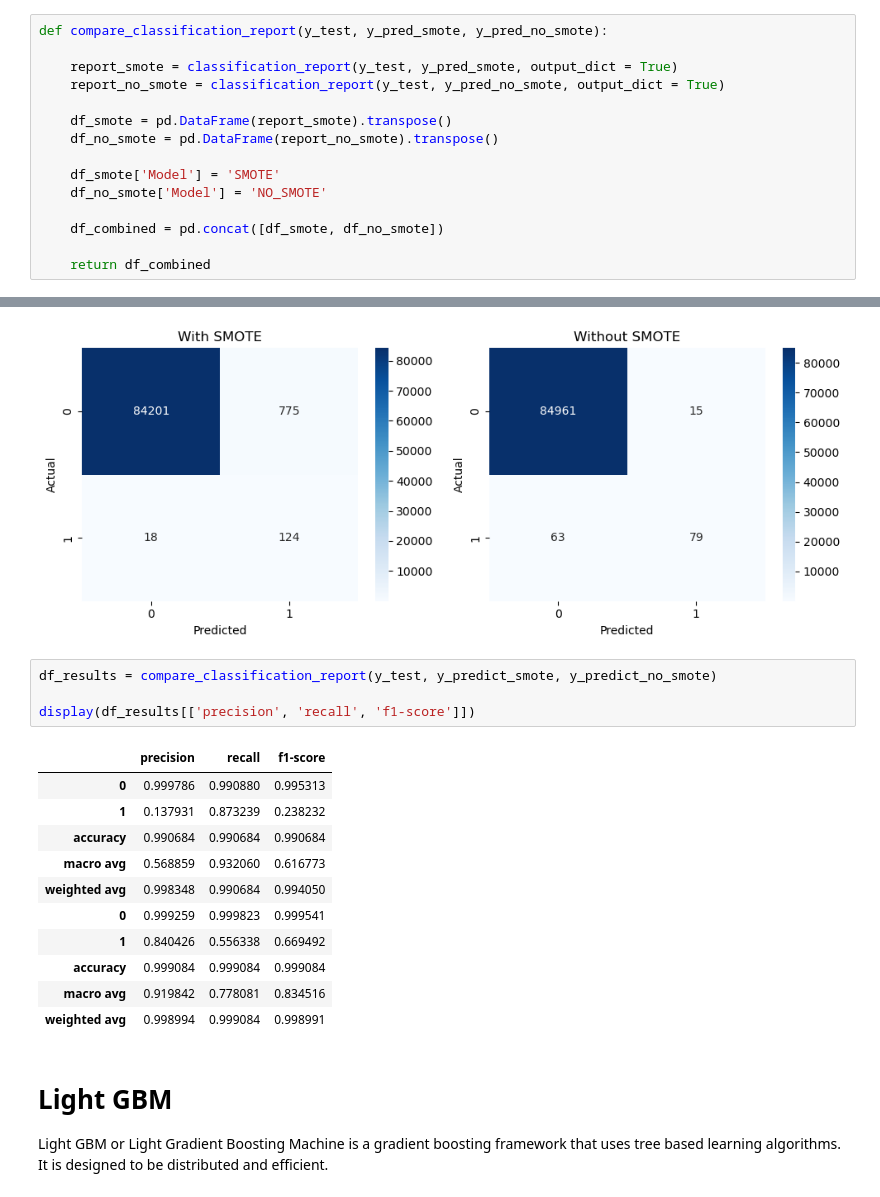
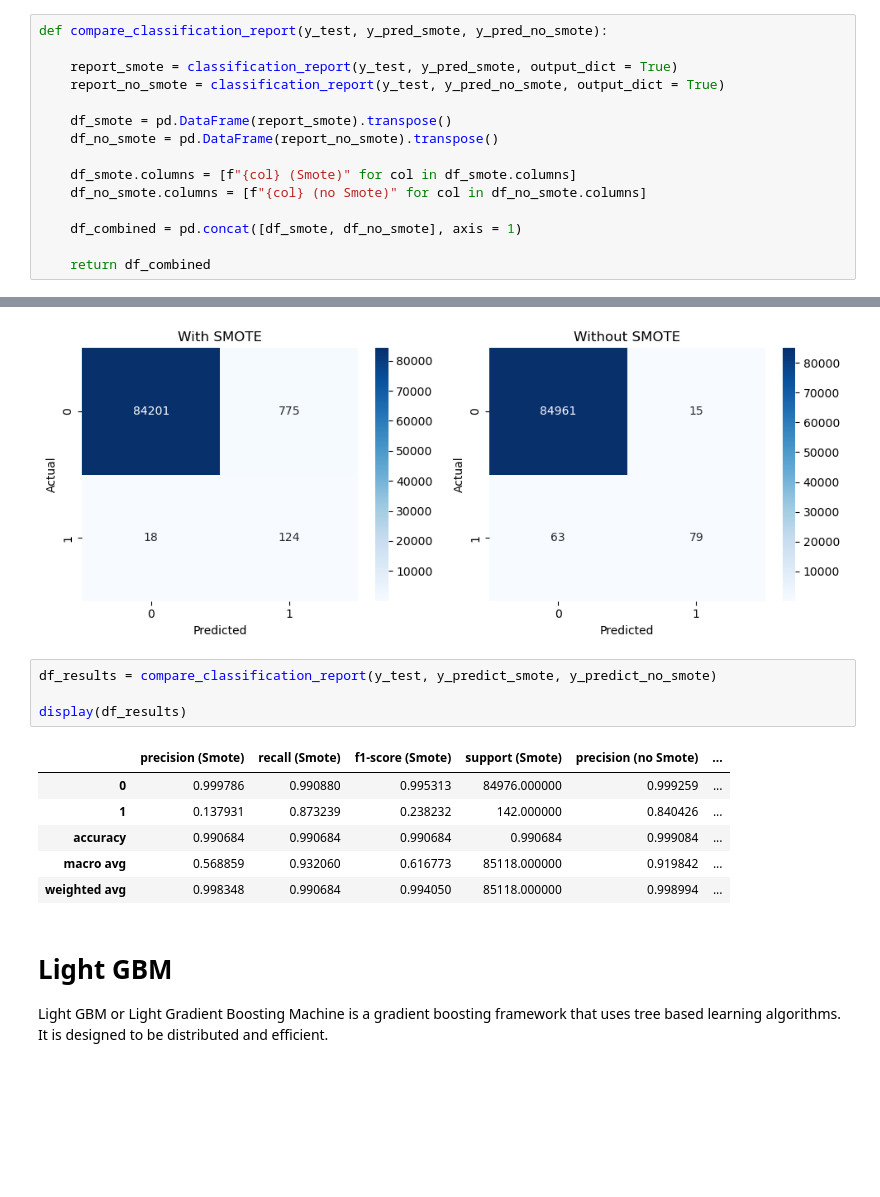
Before and after one commit to Gabrielmarqs12/ML-Fraud-Detection-Research, a Jupyter notebook: notebooks/machine learning/Model _Comparison.ipynb, the cells around one changed output, grey strips where cells are left out. Cells and saved outputs as stored; diff of their text form; blank space fills up the shorter version.

```diff
--- a/notebooks/machine learning/Model _Comparison.ipynb
+++ b/notebooks/machine learning/Model _Comparison.ipynb
@@ -100,10 +100,10 @@ def compare_classification_report(y_test, y_pred_smote, y_pred_no_smote):
     df_smote = pd.DataFrame(report_smote).transpose()
     df_no_smote = pd.DataFrame(report_no_smote).transpose()
 
-    df_smote['Model'] = 'SMOTE'
-    df_no_smote['Model'] = 'NO_SMOTE'
+    df_smote.columns = [f"{col} (Smote)" for col in df_smote.columns]
+    df_no_smote.columns = [f"{col} (no Smote)" for col in df_no_smote.columns]
 
-    df_combined = pd.concat([df_smote, df_no_smote])
+    df_combined = pd.concat([df_smote, df_no_smote], axis = 1)
 
     return df_combined
 # %% [markdown]
@@ -207,19 +202,14 @@ compare_confusion_matrix(y_test, y_predict_smote, y_predict_no_smote)
 # %%
 df_results = compare_classification_report(y_test, y_predict_smote, y_predict_no_smote)
 
-display(df_results[['precision', 'recall', 'f1-score']])
+display(df_results)
 # %% [output]
-|  | precision | recall | f1-score |
-| 0 | 0.999786 | 0.990880 | 0.995313 |
-| 1 | 0.137931 | 0.873239 | 0.238232 |
-| accuracy | 0.990684 | 0.990684 | 0.990684 |
-| macro avg | 0.568859 | 0.932060 | 0.616773 |
-| weighted avg | 0.998348 | 0.990684 | 0.994050 |
-| 0 | 0.999259 | 0.999823 | 0.999541 |
-| 1 | 0.840426 | 0.556338 | 0.669492 |
-| accuracy | 0.999084 | 0.999084 | 0.999084 |
-| macro avg | 0.919842 | 0.778081 | 0.834516 |
-| weighted avg | 0.998994 | 0.999084 | 0.998991 |
+|  | precision (Smote) | recall (Smote) | f1-score (Smote) | support (Smote) | precision (no Smote) | ... |
+| 0 | 0.999786 | 0.990880 | 0.995313 | 84976.000000 | 0.999259 | ... |
+| 1 | 0.137931 | 0.873239 | 0.238232 | 142.000000 | 0.840426 | ... |
+| accuracy | 0.990684 | 0.990684 | 0.990684 | 0.990684 | 0.999084 | ... |
+| macro avg | 0.568859 | 0.932060 | 0.616773 | 85118.000000 | 0.919842 | ... |
+| weighted avg | 0.998348 | 0.990684 | 0.994050 | 85118.000000 | 0.998994 | ... |
 # %% [markdown]
 # Light GBM
 
```
Also changed, not shown: parts of 3 cells of this notebook.
